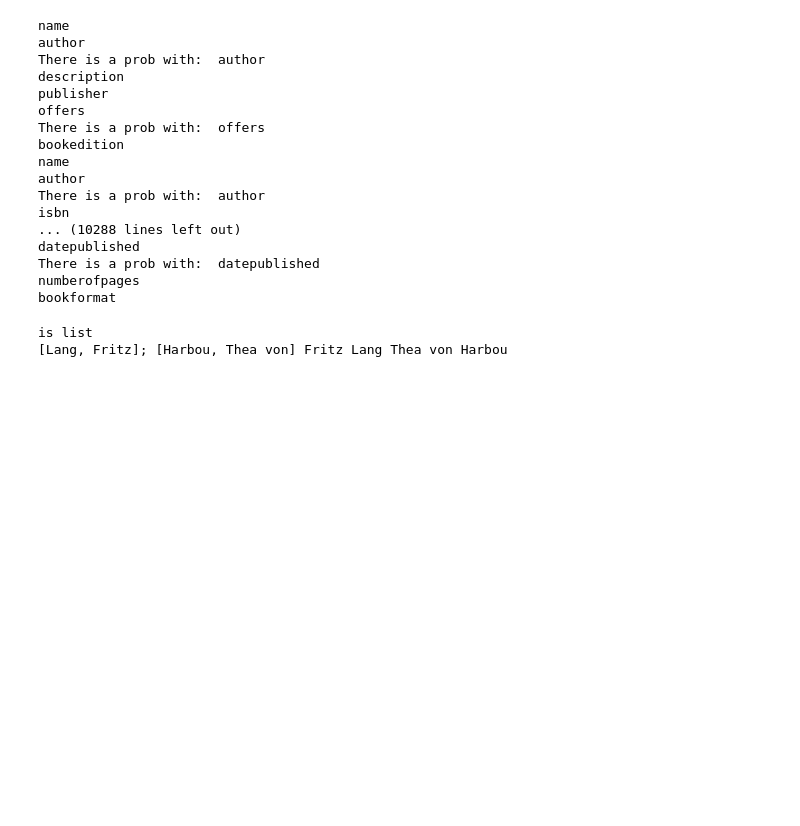
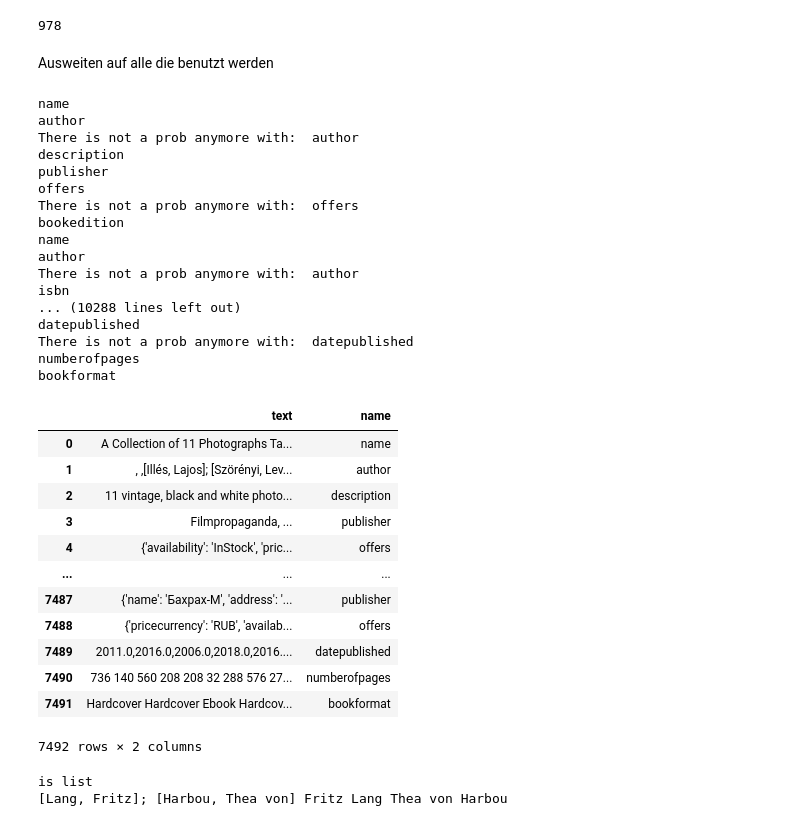
Before and after one commit to NiklasSabel/data_integration_using_deep_learning, a Jupyter notebook: notebooks/Schema/Baseline Model Roberta.ipynb, the cells around one changed output. Saved outputs shown, nothing was run; the diff lists cells and outputs as text; code cells hidden in the pictures; blank space fills up the shorter version.

```diff
--- a/notebooks/Schema/Baseline Model Roberta.ipynb
+++ b/notebooks/Schema/Baseline Model Roberta.ipynb
@@ -15,6 +13,12 @@ import re
 # Book files
 path = '../../src/data/schemafiltereddata/Book'
 files = [file for file in os.listdir(path) if file.endswith('.json.gz')]
+# %%
+len(files)
+# %% [output]
+978
+# %% [markdown]
+Ausweiten auf alle die benutzt werden
 # %%
 # target columns in class Book
 target_columns = ['name', 'author', 'isbn', 'description', 'publisher', 'offers','datepublished', 'numberofpages', 'bookformat',
@@ -35,23 +40,40 @@ for file in files:
             try:
                 book_tables = book_tables.append({'text': ' '.join(df[target].tolist()), 'name': target}, ignore_index=True)
             except:
-                print('There is a prob with: ', target)
+                book_tables = book_tables.append({'text': ','.join(str(v) for v in df[target]), 'name': target}, ignore_index=True)
+                print('There is not a prob anymore with: ', target)
             #book_tables.append({'text': ''.join(map(str, df[target])), 'name': target}, ignore_index=True)
 # %% [output]
 name
 author
-There is a prob with:  author
+There is not a prob anymore with:  author
 description
 publisher
 offers
-There is a prob with:  offers
+There is not a prob anymore with:  offers
 bookedition
 name
 author
-There is a prob with:  author
+There is not a prob anymore with:  author
 isbn
 ... (10288 lines left out)
 datepublished
-There is a prob with:  datepublished
+There is not a prob anymore with:  datepublished
 numberofpages
 bookformat
+# %%
+book_tables
+# %% [output]
+|  | text | name |
+| 0 | A Collection of 11 Photographs Ta... | name |
+| 1 | , ,[Illés, Lajos]; [Szörényi, Lev... | author |
+| 2 | 11 vintage, black and white photo... | description |
+| 3 | Filmpropaganda, ... | publisher |
+| 4 | {'availability': 'InStock', 'pric... | offers |
+| ... | ... | ... |
+| 7487 | {'name': 'Бахрах-М', 'address': '... | publisher |
+| 7488 | {'pricecurrency': 'RUB', 'availab... | offers |
+| 7489 | 2011.0,2016.0,2006.0,2018.0,2016.... | datepublished |
+| 7490 | 736 140 560 208 208 32 288 576 27... | numberofpages |
+| 7491 | Hardcover Hardcover Ebook Hardcov... | bookformat |
+7492 rows × 2 columns
```
Also changed, not shown: parts of 26 cells of this notebook.
